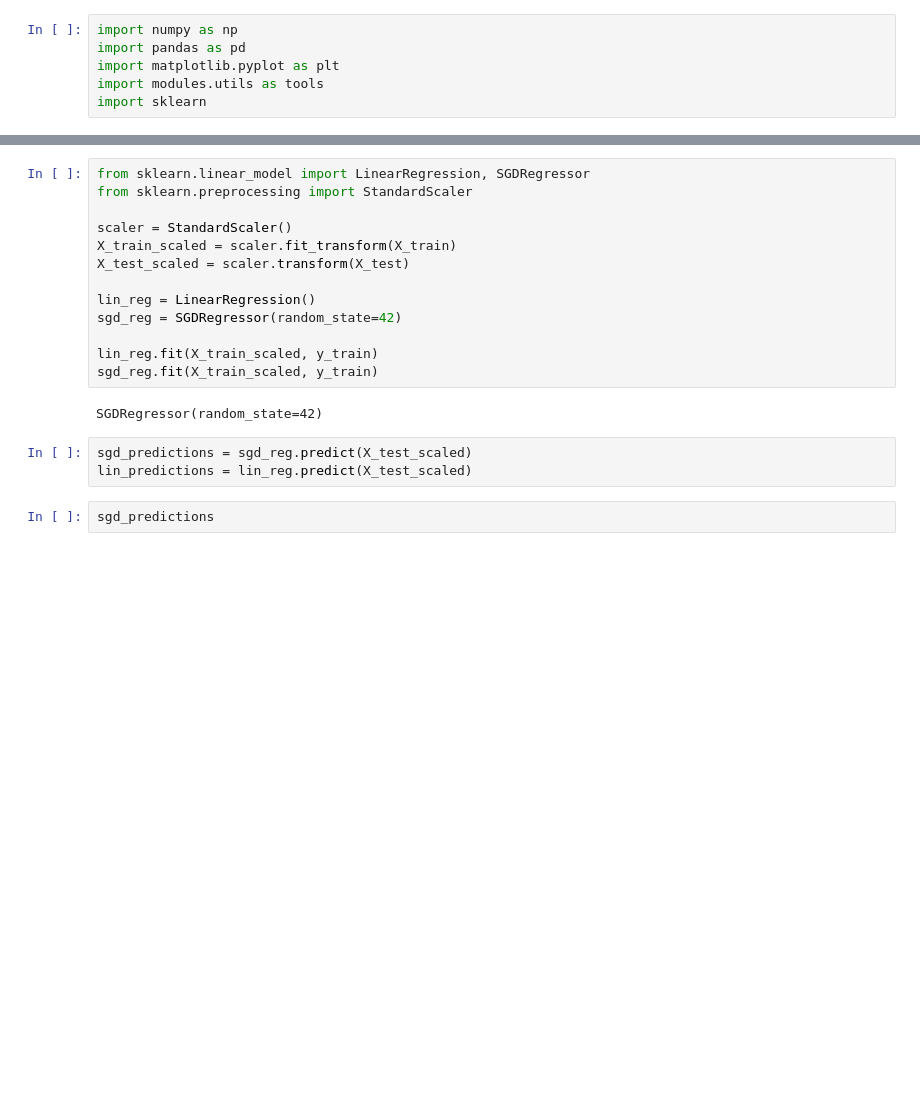
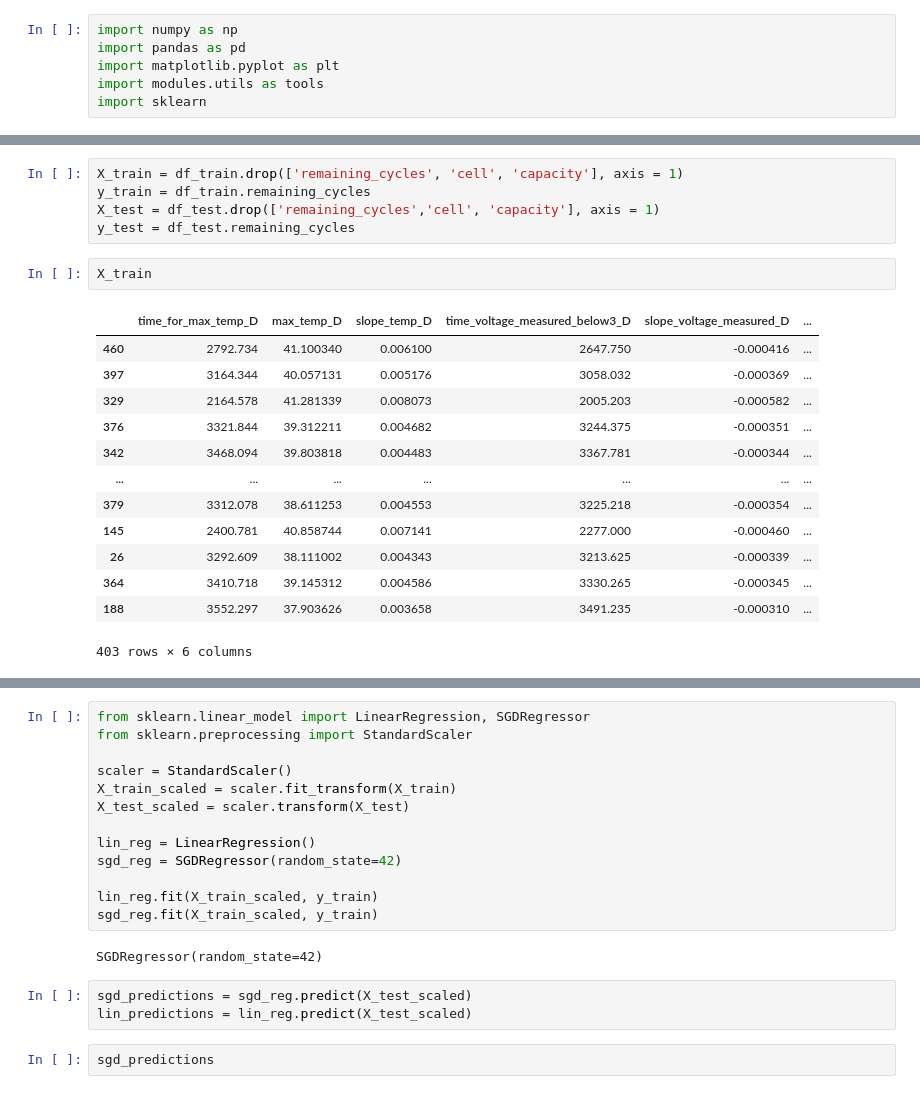
Before and after one commit to natskiu/Nasa-Battery, a Jupyter notebook: Test.ipynb, the cells around one changed output, grey strips where cells are left out. Saved outputs shown, nothing was run; the diff lists cells and outputs as text; blank space fills up the shorter version.

```diff
--- a/Test.ipynb
+++ b/Test.ipynb
@@ -42,0 +88,21 @@ X_train, X_test, y_train, y_test = train_test_split(X, y, random_state=42)
+# %%
+X_train = df_train.drop(['remaining_cycles', 'cell', 'capacity'], axis = 1)
+y_train = df_train.remaining_cycles
+X_test = df_test.drop(['remaining_cycles','cell', 'capacity'], axis = 1)
+y_test = df_test.remaining_cycles
+# %%
+X_train
+# %% [output]
+|  | time_for_max_temp_D | max_temp_D | slope_temp_D | time_voltage_measured_below3_D | slope_voltage_measured_D | ... |
+| 460 | 2792.734 | 41.100340 | 0.006100 | 2647.750 | -0.000416 | ... |
+| 397 | 3164.344 | 40.057131 | 0.005176 | 3058.032 | -0.000369 | ... |
+| 329 | 2164.578 | 41.281339 | 0.008073 | 2005.203 | -0.000582 | ... |
+| 376 | 3321.844 | 39.312211 | 0.004682 | 3244.375 | -0.000351 | ... |
+| 342 | 3468.094 | 39.803818 | 0.004483 | 3367.781 | -0.000344 | ... |
+| ... | ... | ... | ... | ... | ... | ... |
+| 379 | 3312.078 | 38.611253 | 0.004553 | 3225.218 | -0.000354 | ... |
+| 145 | 2400.781 | 40.858744 | 0.007141 | 2277.000 | -0.000460 | ... |
+| 26 | 3292.609 | 38.111002 | 0.004343 | 3213.625 | -0.000339 | ... |
+| 364 | 3410.718 | 39.145312 | 0.004586 | 3330.265 | -0.000345 | ... |
+| 188 | 3552.297 | 37.903626 | 0.003658 | 3491.235 | -0.000310 | ... |
+403 rows × 6 columns
```
Also changed, not shown: parts of 22 cells of this notebook.
